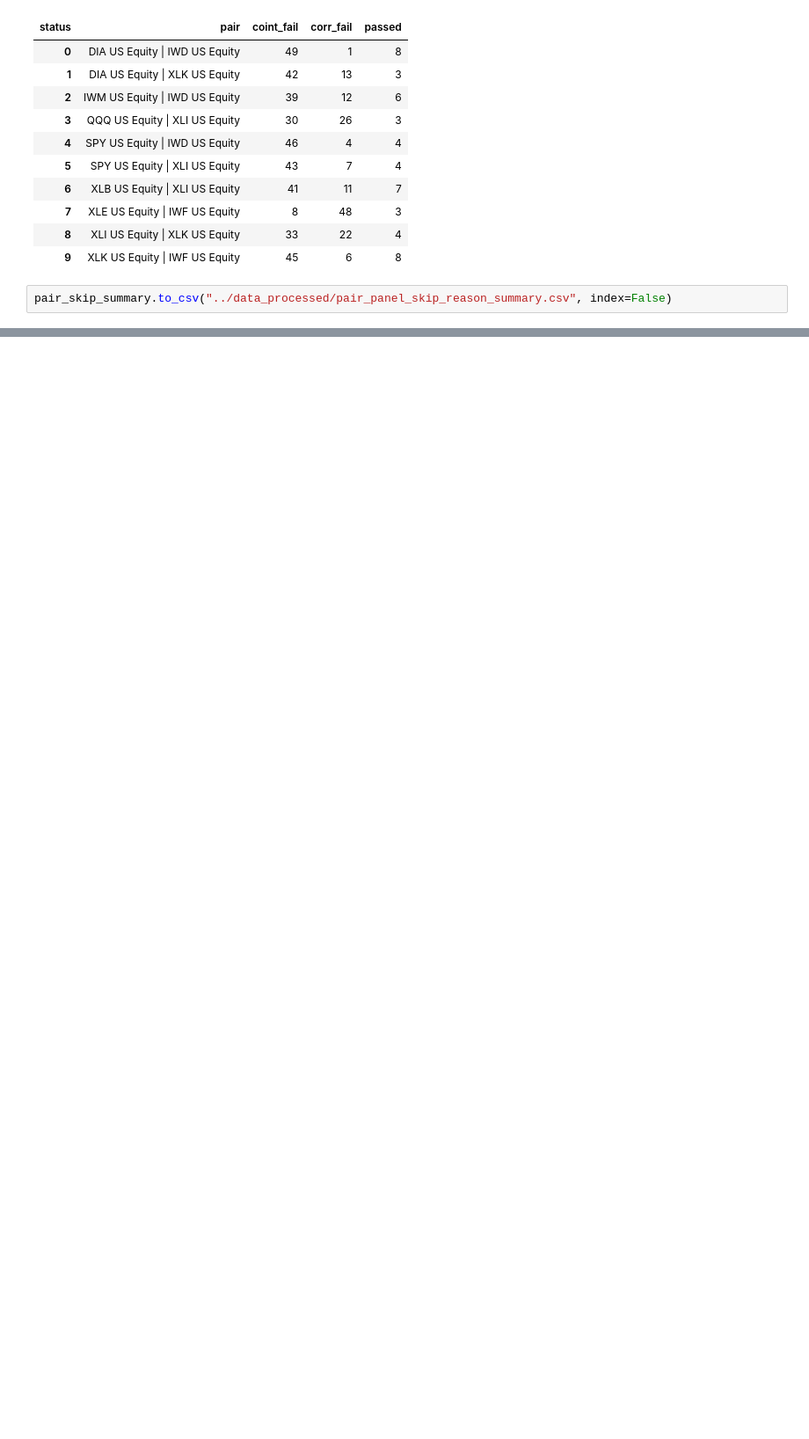
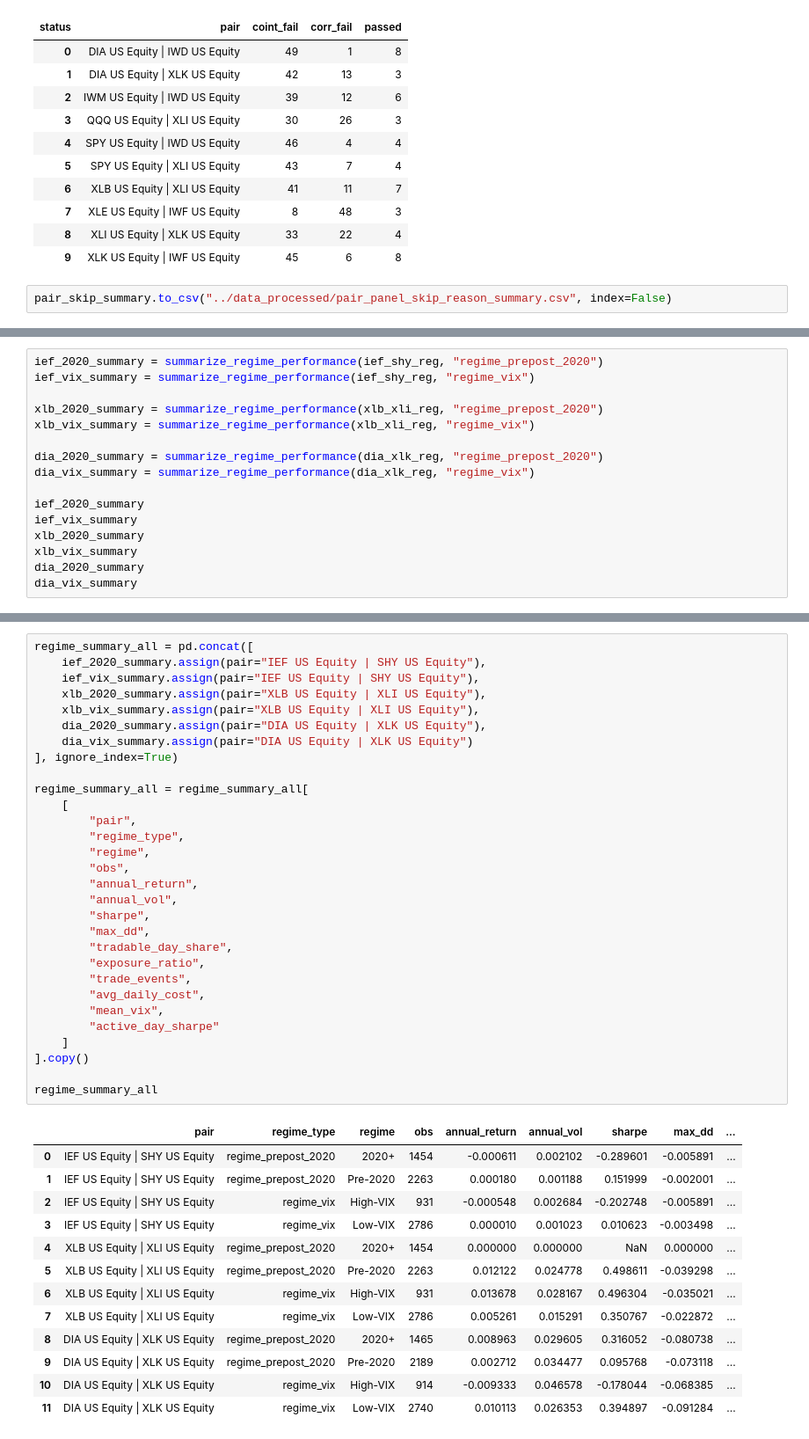
Before and after one commit to jen-dan/pairs-trading, a Jupyter notebook: notebooks/01_data_cleaning.ipynb, the cells around one changed output, grey strips where cells are left out. Shown at 88% size. Saved outputs shown, nothing was run; the diff lists cells and outputs as text; blank space fills up the shorter version.

```diff
--- a/notebooks/01_data_cleaning.ipynb
+++ b/notebooks/01_data_cleaning.ipynb
@@ -1676,0 +1817,16 @@ pair_skip_summary.to_csv("../data_processed/pair_panel_skip_reason_summary.csv",
+# %%
+ief_2020_summary = summarize_regime_performance(ief_shy_reg, "regime_prepost_2020")
+ief_vix_summary = summarize_regime_performance(ief_shy_reg, "regime_vix")
+
+xlb_2020_summary = summarize_regime_performance(xlb_xli_reg, "regime_prepost_2020")
+xlb_vix_summary = summarize_regime_performance(xlb_xli_reg, "regime_vix")
+
+dia_2020_summary = summarize_regime_performance(dia_xlk_reg, "regime_prepost_2020")
+dia_vix_summary = summarize_regime_performance(dia_xlk_reg, "regime_vix")
+
+ief_2020_summary
+ief_vix_summary
+xlb_2020_summary
+xlb_vix_summary
+dia_2020_summary
+dia_vix_summary
@@ -1676,0 +1837,44 @@ pair_skip_summary.to_csv("../data_processed/pair_panel_skip_reason_summary.csv",
+# %%
+regime_summary_all = pd.concat([
+    ief_2020_summary.assign(pair="IEF US Equity | SHY US Equity"),
+    ief_vix_summary.assign(pair="IEF US Equity | SHY US Equity"),
+    xlb_2020_summary.assign(pair="XLB US Equity | XLI US Equity"),
+    xlb_vix_summary.assign(pair="XLB US Equity | XLI US Equity"),
+    dia_2020_summary.assign(pair="DIA US Equity | XLK US Equity"),
+    dia_vix_summary.assign(pair="DIA US Equity | XLK US Equity")
+], ignore_index=True)
+
+regime_summary_all = regime_summary_all[
+    [
+        "pair",
+        "regime_type",
+        "regime",
+        "obs",
+        "annual_return",
+        "annual_vol",
+        "sharpe",
+        "max_dd",
+        "tradable_day_share",
+        "exposure_ratio",
+        "trade_events",
+        "avg_daily_cost",
+        "mean_vix",
+        "active_day_sharpe"
+    ]
+].copy()
+
+regime_summary_all
+# %% [output]
+|  | pair | regime_type | regime | obs | annual_return | annual_vol | sharpe | max_dd | ... |
+| 0 | IEF US Equity | SHY US Equity | regime_prepost_2020 | 2020+ | 1454 | -0.000611 | 0.002102 | -0.289601 | -0.005891 | ... |
+| 1 | IEF US Equity | SHY US Equity | regime_prepost_2020 | Pre-2020 | 2263 | 0.000180 | 0.001188 | 0.151999 | -0.002001 | ... |
+| 2 | IEF US Equity | SHY US Equity | regime_vix | High-VIX | 931 | -0.000548 | 0.002684 | -0.202748 | -0.005891 | ... |
+| 3 | IEF US Equity | SHY US Equity | regime_vix | Low-VIX | 2786 | 0.000010 | 0.001023 | 0.010623 | -0.003498 | ... |
+| 4 | XLB US Equity | XLI US Equity | regime_prepost_2020 | 2020+ | 1454 | 0.000000 | 0.000000 | NaN | 0.000000 | ... |
+| 5 | XLB US Equity | XLI US Equity | regime_prepost_2020 | Pre-2020 | 2263 | 0.012122 | 0.024778 | 0.498611 | -0.039298 | ... |
+| 6 | XLB US Equity | XLI US Equity | regime_vix | High-VIX | 931 | 0.013678 | 0.028167 | 0.496304 | -0.035021 | ... |
+| 7 | XLB US Equity | XLI US Equity | regime_vix | Low-VIX | 2786 | 0.005261 | 0.015291 | 0.350767 | -0.022872 | ... |
+| 8 | DIA US Equity | XLK US Equity | regime_prepost_2020 | 2020+ | 1465 | 0.008963 | 0.029605 | 0.316052 | -0.080738 | ... |
+| 9 | DIA US Equity | XLK US Equity | regime_prepost_2020 | Pre-2020 | 2189 | 0.002712 | 0.034477 | 0.095768 | -0.073118 | ... |
+| 10 | DIA US Equity | XLK US Equity | regime_vix | High-VIX | 914 | -0.009333 | 0.046578 | -0.178044 | -0.068385 | ... |
+| 11 | DIA US Equity | XLK US Equity | regime_vix | Low-VIX | 2740 | 0.010113 | 0.026353 | 0.394897 | -0.091284 | ... |
```
Also changed, not shown: parts of 11 cells of this notebook.
